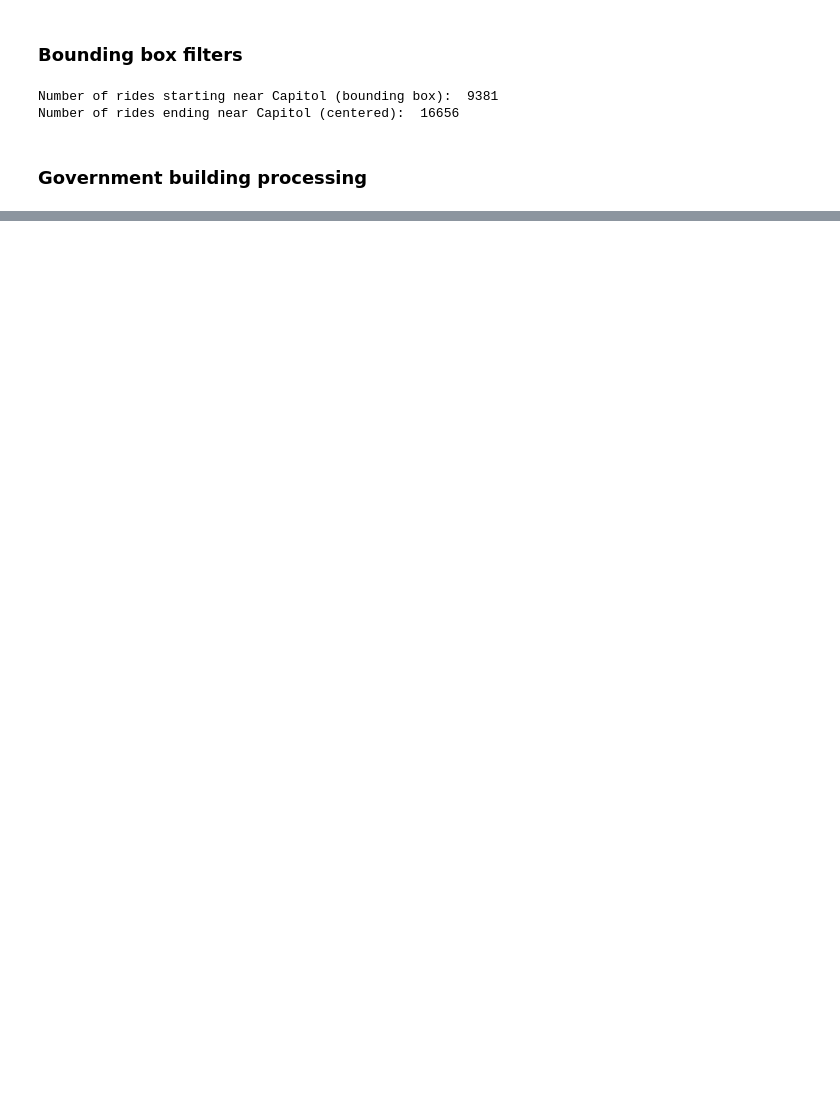
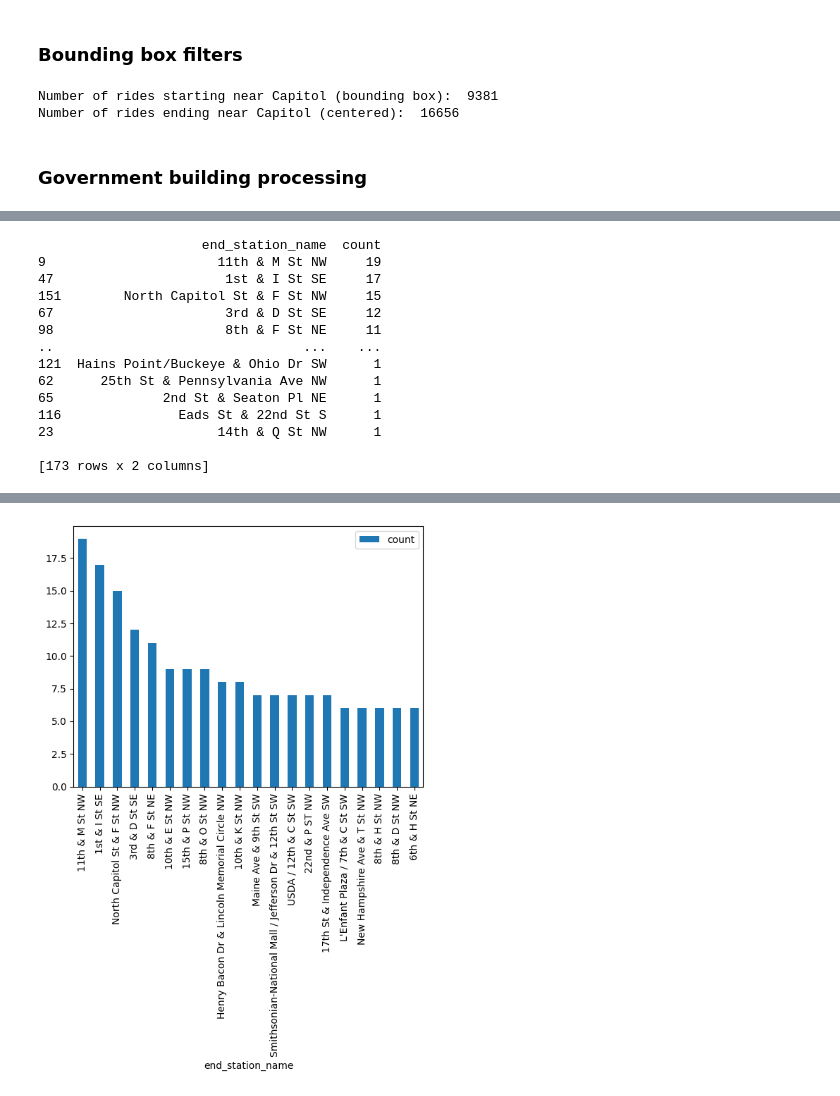
Before and after one commit to nmofficial/bikeshare, a Jupyter notebook: govt-building-finder.ipynb, the cells around one changed output, grey strips where cells are left out. Cells and saved outputs as stored; diff of their text form; code cells hidden in the pictures; blank space fills up the shorter version.

```diff
--- a/govt-building-finder.ipynb
+++ b/govt-building-finder.ipynb
@@ -201,0 +256,22 @@ Name: started_at, dtype: int64
+# %%
+counts = afternoon_commutes_df.groupby('end_station_name')['started_at'].count().reset_index(name='count').sort_values(['count'], ascending=False)
+print(counts)
+counts = counts[:20]
+counts.plot.bar(x='end_station_name')
+
+afternoon_commutes_df[afternoon_commutes_df['end_station_name'] == "11th & M St NW"].sort_values(by='started_at')
+# %% [output]
+                     end_station_name  count
+9                      11th & M St NW     19
+47                      1st & I St SE     17
+151        North Capitol St & F St NW     15
+67                      3rd & D St SE     12
+98                      8th & F St NE     11
+..                                ...    ...
+121  Hains Point/Buckeye & Ohio Dr SW      1
+62      25th St & Pennsylvania Ave NW      1
+65              2nd St & Seaton Pl NE      1
+116               Eads St & 22nd St S      1
+23                     14th & Q St NW      1
+
+[173 rows x 2 columns]
@@ -201,0 +296 @@ Name: started_at, dtype: int64
+[figure, added]
```
Also changed, not shown: parts of 7 cells of this notebook.
